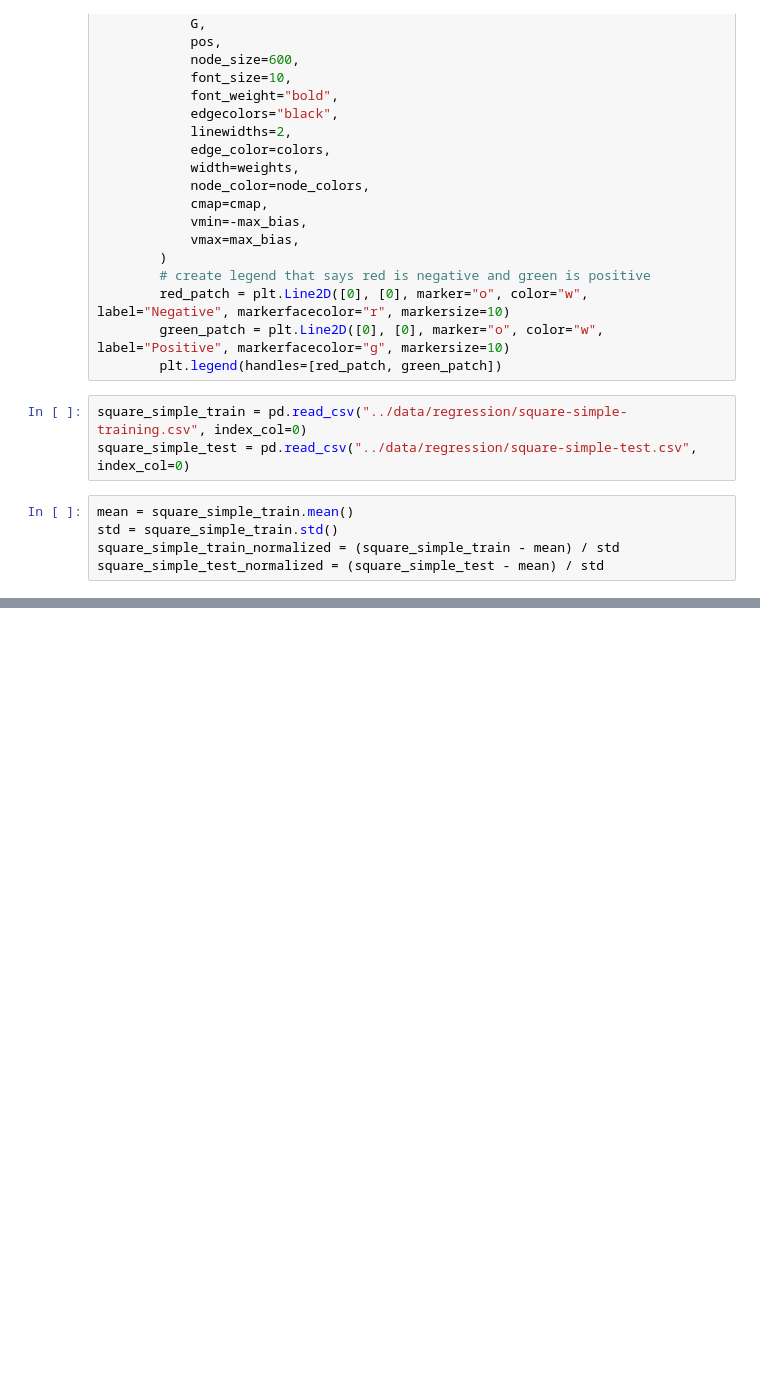
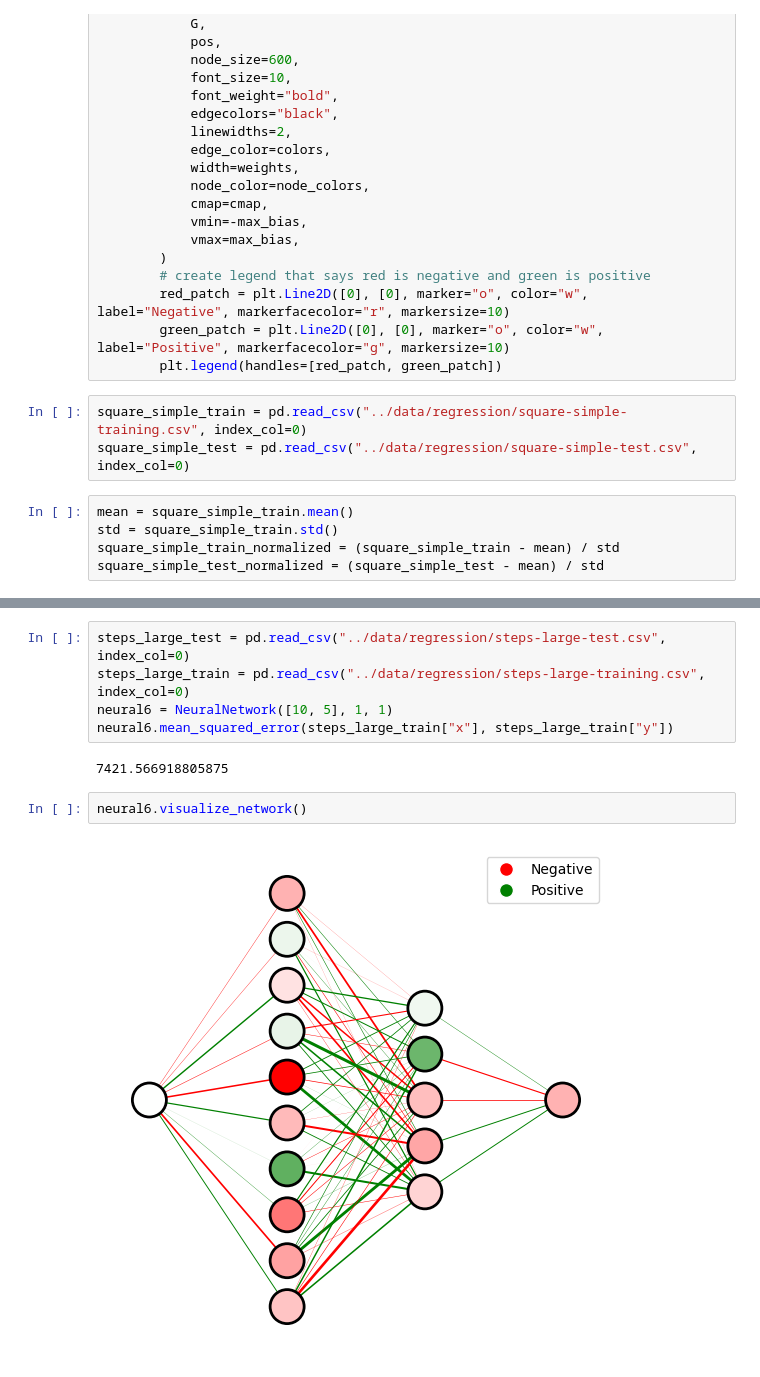
Before and after one commit to nizwant/methods_of_computational_intelligence, a Jupyter notebook: NeuralNetworks/visualisations.ipynb, the cells around one changed output, grey strips where cells are left out. Cells and saved outputs as stored; diff of their text form; blank space fills up the shorter version.

```diff
--- a/NeuralNetworks/visualisations.ipynb
+++ b/NeuralNetworks/visualisations.ipynb
@@ -564,0 +563,11 @@ neural2.visualize_network()
+# %%
+steps_large_test = pd.read_csv("../data/regression/steps-large-test.csv", index_col=0)
+steps_large_train = pd.read_csv("../data/regression/steps-large-training.csv", index_col=0)
+neural6 = NeuralNetwork([10, 5], 1, 1)
+neural6.mean_squared_error(steps_large_train["x"], steps_large_train["y"])
+# %% [output]
+7421.566918805875
+# %%
+neural6.visualize_network()
+# %% [output]
+[figure, added]
```
Also changed, not shown: parts of 5 cells of this notebook, 3 other files.
